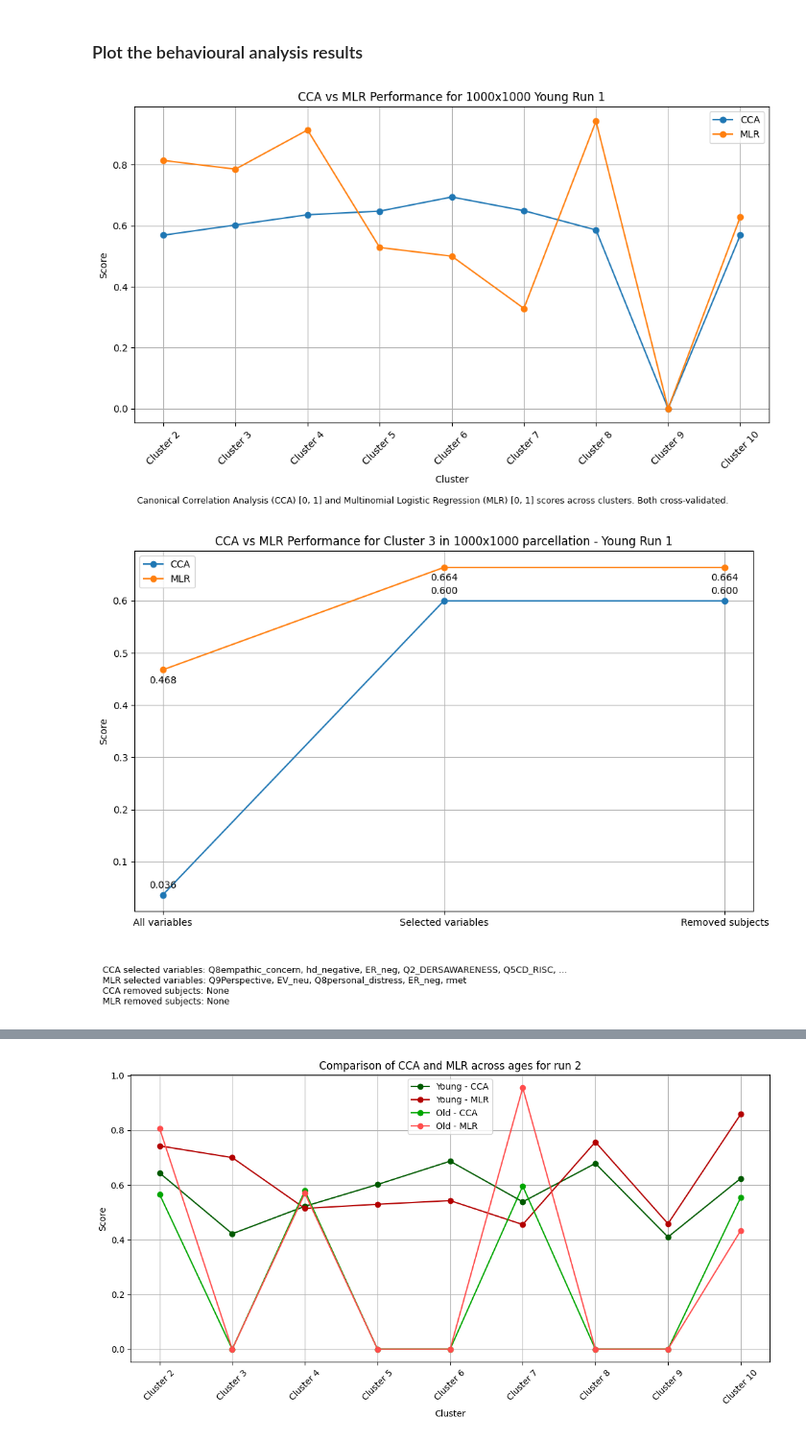
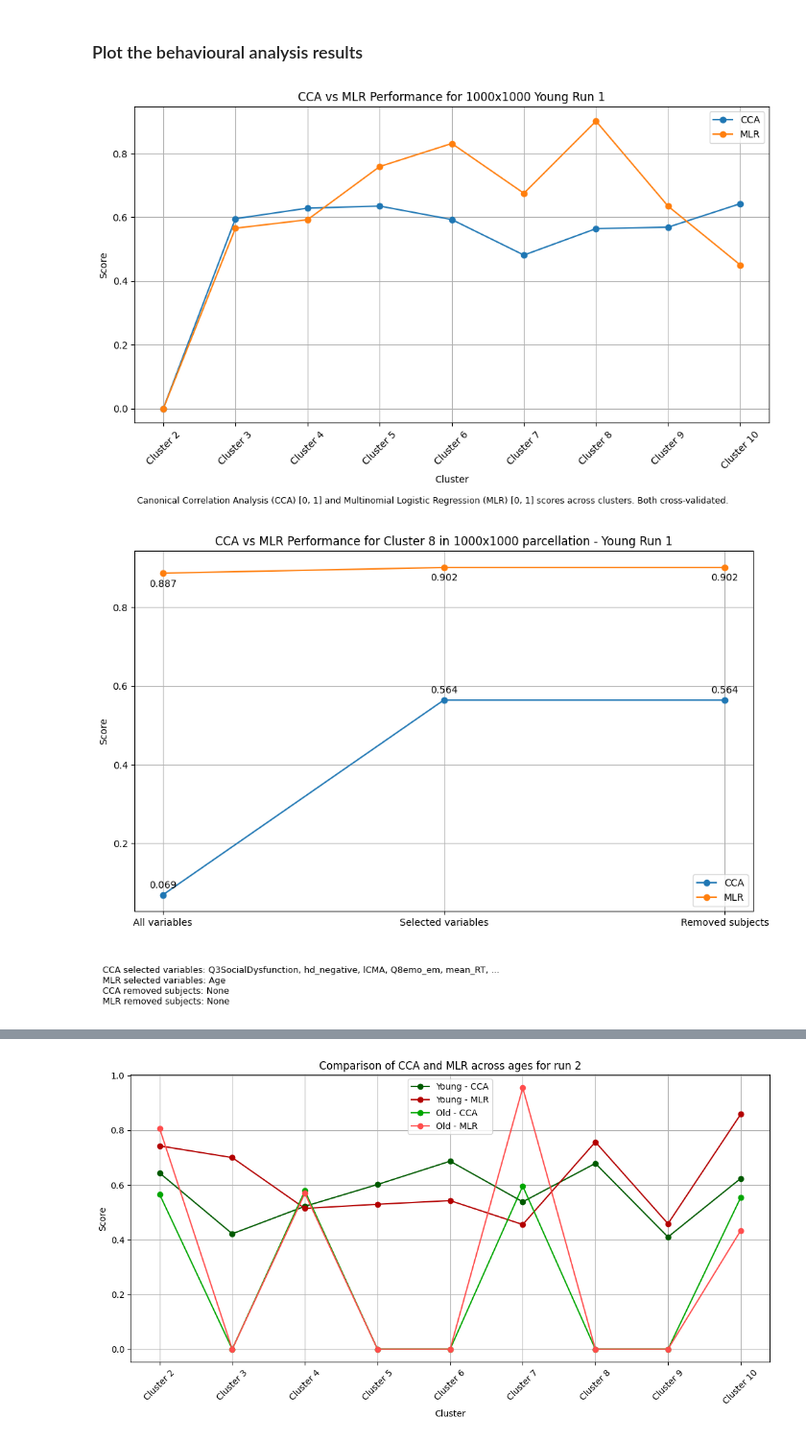
Before and after one commit to Oddrne/Master-Thesis-Autoencoder-and-UMAP-clustering-on-functional-connectivity, a Jupyter notebook: main.ipynb, the cells around one changed output, grey strips where cells are left out. Shown at 96% size. Cells and saved outputs as stored; diff of their text form; code cells hidden in the pictures.

```diff
--- a/main.ipynb
+++ b/main.ipynb
@@ -629,23 +748,23 @@ with open("Results\\1000x100_Young_run1_cluster_behavioural_results.json", "w")
 # %%
 from Evaluate_models import plot_cca_mlr_across_clusters
 
-json_path = "Results\\Young_run1_cluster_behavioural_results.json"
+json_path = "Results\\1000x1000_Young_run1_cluster_behavioural_results.json"
 save_path = r"Figures\\CCA and MLR scores across clusters\\1000x1000_Young_run1_cluster_metric_relationship.png"
 
 results = plot_cca_mlr_across_clusters(json_path, title="CCA vs MLR Performance for 1000x1000 Young Run 1", save_path=save_path)
 # %% [output]
-[figure, old version]
+[figure, new version]
 # %%
 from Evaluate_models import plot_single_cluster_cca_mlr_variants
 
 json_path = "Results\\1000x1000_Young_run1_cluster_behavioural_results.json"
-ideal_cluster_number = "3"  # Set this to the cluster number you want to plot
+ideal_cluster_number = "8"  # Set this to the cluster number you want to plot
 save_path = rf"Figures\\CCA and MLR scores for best cluster\\1000x1000_Young_run1_cluster_{ideal_cluster_number}_metric_relationship.png"
 title = f"CCA vs MLR Performance for Cluster {ideal_cluster_number} in 1000x1000 parcellation - Young Run 1"
 
 results = plot_single_cluster_cca_mlr_variants(json_path=json_path, cluster_number=ideal_cluster_number, save_path=save_path, title=title)
 # %% [output]
-[figure, old version]
+[figure, new version]
 # %%
 # Compare the common variables and removed subjects across clusters
 from Evaluate_models import compare_common_across_clusters, print_comparison_summary
```
Also changed, not shown: parts of 4 cells of this notebook, 9 other files.
